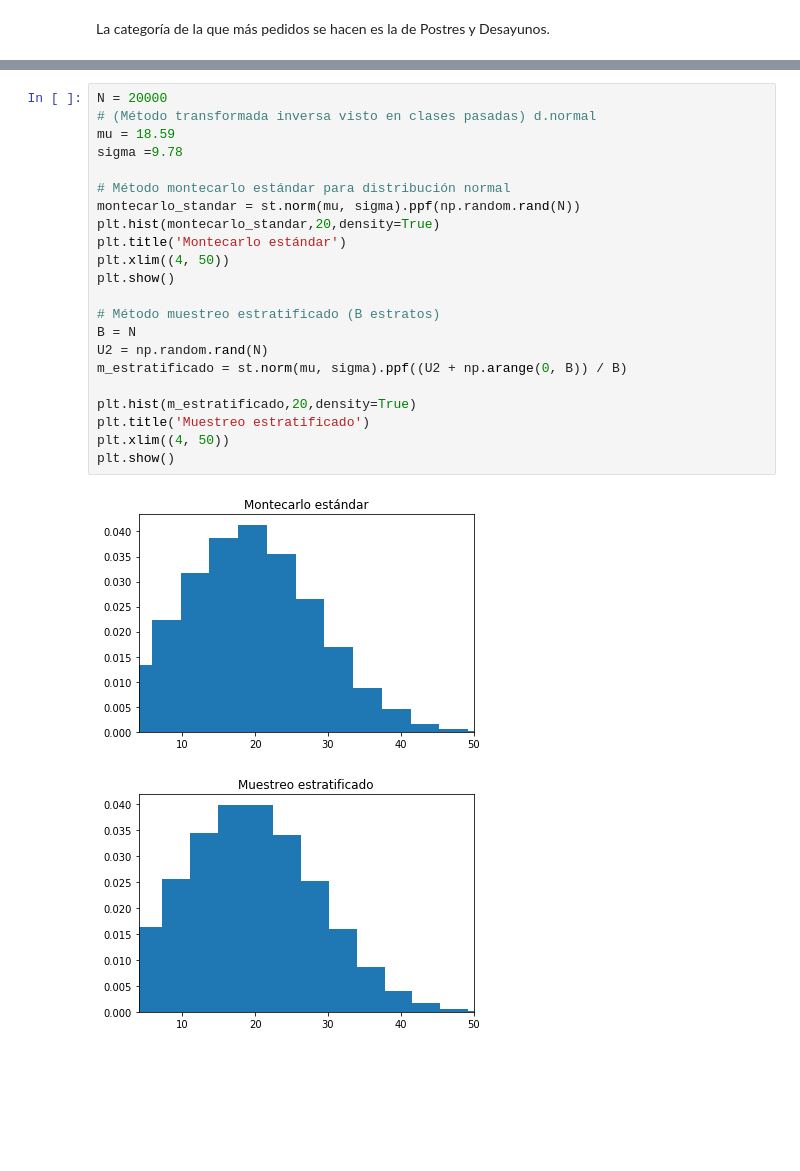
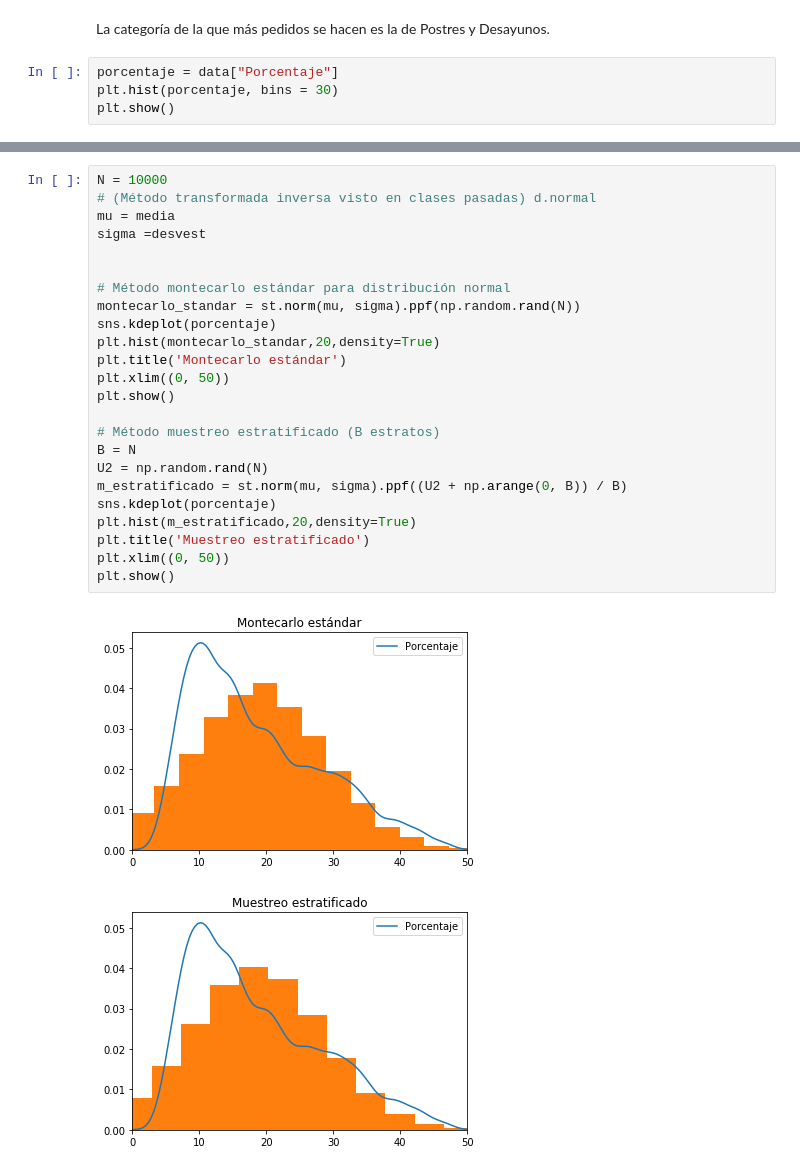
Before and after one commit to Jancope/ProyectoModulo1, a Jupyter notebook: ProyectoModulo1_PenaJ_OrtizJ (2).ipynb, the cells around one changed output, grey strips where cells are left out. Drawn from its saved outputs; the diff is of its cells as text; blank space fills up the shorter version.

```diff
--- a/ProyectoModulo1_PenaJ_OrtizJ (2).ipynb
+++ b/ProyectoModulo1_PenaJ_OrtizJ (2).ipynb
@@ -202,3 +213,7 @@ mode(data["Category"])
 'Postres · Desayunos'
 # %% [markdown]
 La categoría de la que más pedidos se hacen es la de Postres y Desayunos.
+# %%
+porcentaje = data["Porcentaje"]
+plt.hist(porcentaje, bins = 30)
+plt.show()
@@ -205,25 +241,27 @@ La categoría de la que más pedidos se hacen es la de Postres y Desayunos.
 # %%
-N = 20000
+N = 10000
 # (Método transformada inversa visto en clases pasadas) d.normal
-mu = 18.59
-sigma =9.78
+mu = media
+sigma =desvest
+
 
 # Método montecarlo estándar para distribución normal
 montecarlo_standar = st.norm(mu, sigma).ppf(np.random.rand(N))
+sns.kdeplot(porcentaje)
 plt.hist(montecarlo_standar,20,density=True)
 plt.title('Montecarlo estándar')
-plt.xlim((4, 50))
+plt.xlim((0, 50))
 plt.show()
 
 # Método muestreo estratificado (B estratos)
 B = N
 U2 = np.random.rand(N)
 m_estratificado = st.norm(mu, sigma).ppf((U2 + np.arange(0, B)) / B)
-
+sns.kdeplot(porcentaje)
 plt.hist(m_estratificado,20,density=True)
 plt.title('Muestreo estratificado')
-plt.xlim((4, 50))
+plt.xlim((0, 50))
 plt.show()
 # %% [output]
-[figure, old version]
+[figure, new version]
-[figure, old version]
+[figure, new version]
```
Also changed, not shown: parts of 9 cells of this notebook.
